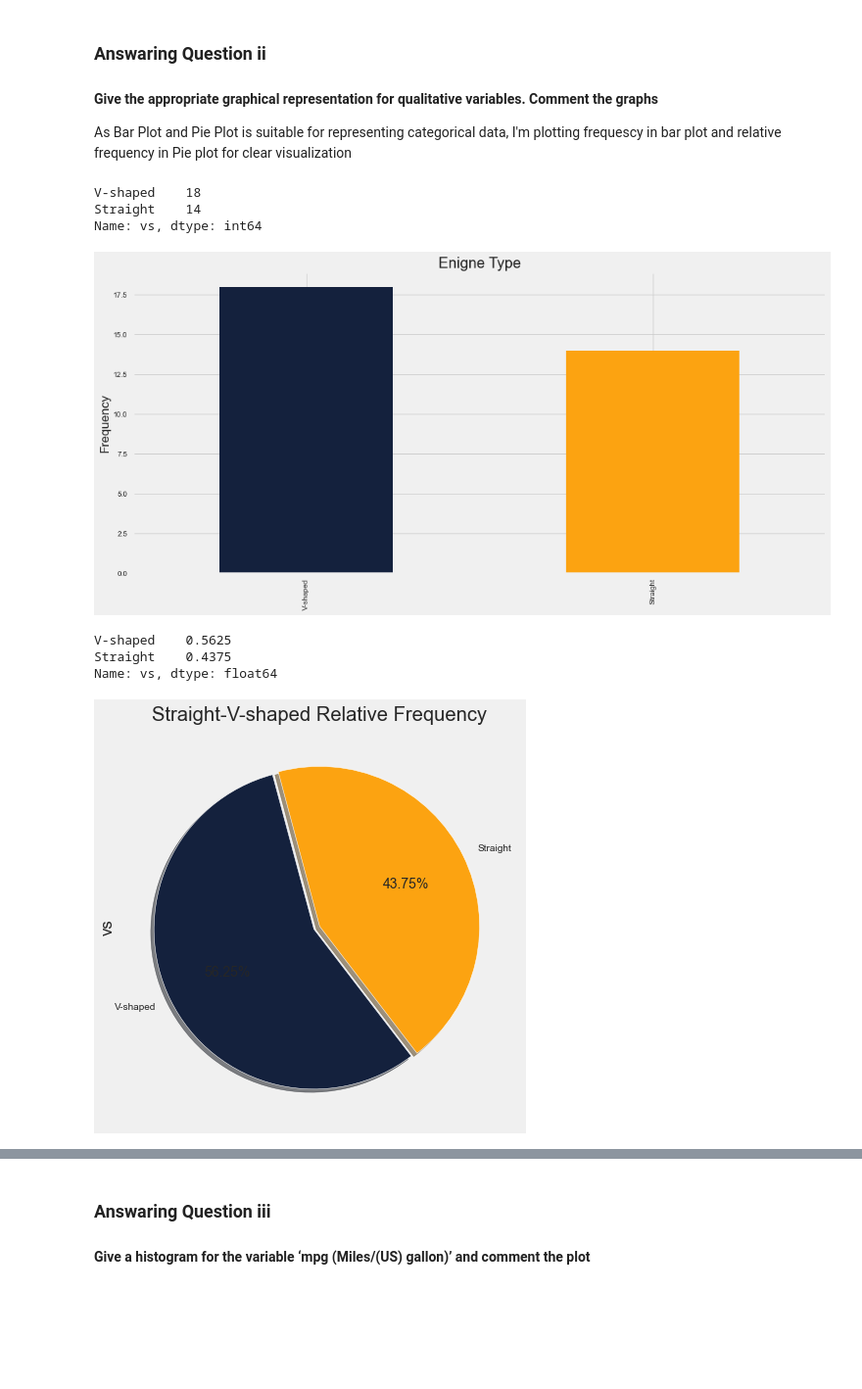
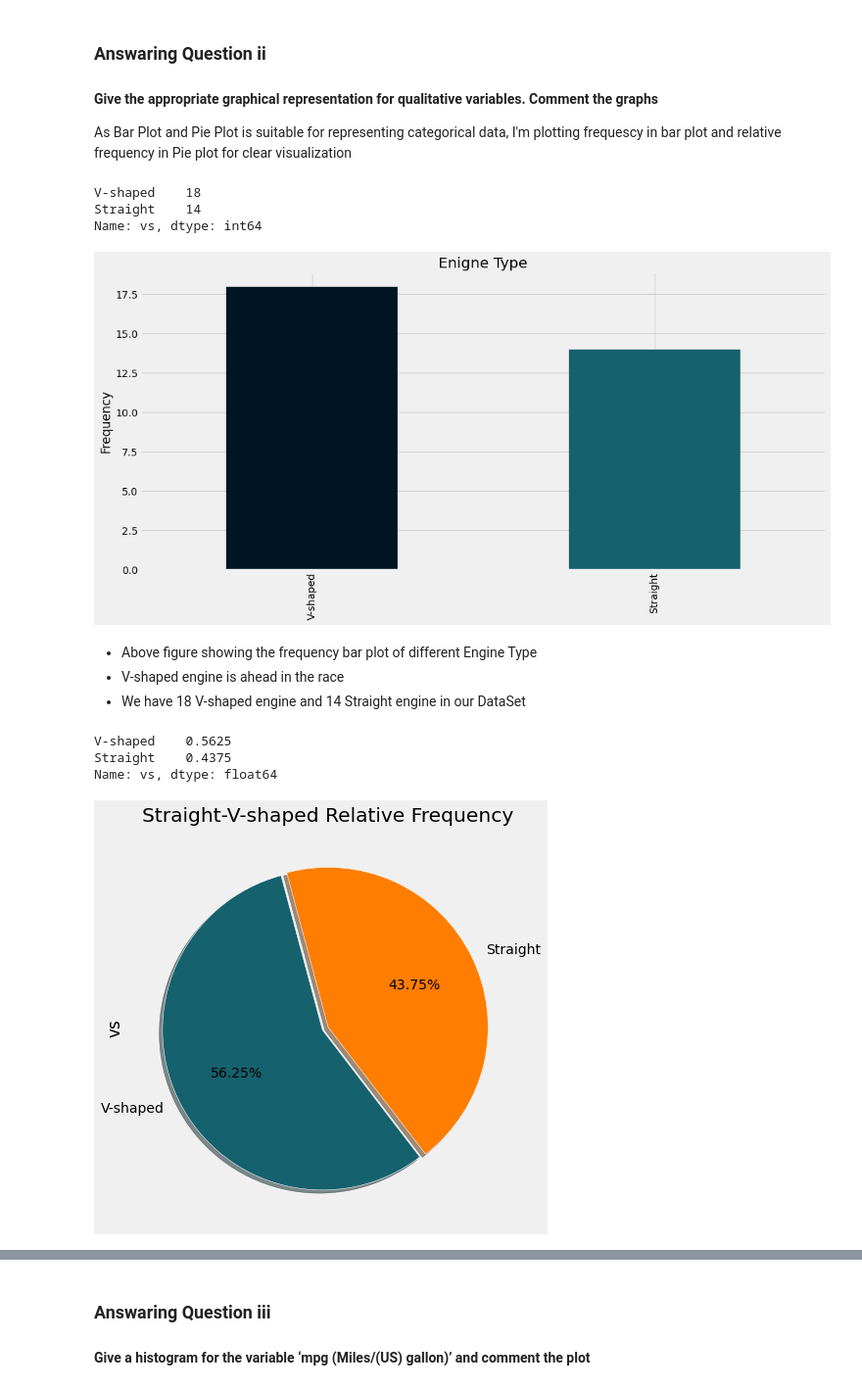
Before and after one commit to BuyingANew-Soul/CSE-520-Assignment-1, a Jupyter notebook: CSE 520 assignment 1.ipynb, the cells around one changed output, grey strips where cells are left out. Shown: that part at 98% size. Saved outputs shown, nothing was run; the diff lists cells and outputs as text; code cells hidden in the pictures; blank space fills up the shorter version.

Commit message:
commented on every plots. successfully found out the outlier Car Models which has outlier weight

```diff
--- a/CSE 520 assignment 1.ipynb
+++ b/CSE 520 assignment 1.ipynb
@@ -61,7 +61,7 @@ As Bar Plot and Pie Plot is suitable for representing categorical data, I'm plot
 # y-axis -> Frequency of each type
 
 plt.style.use('fivethirtyeight')
-df['vs'].value_counts().plot.bar(color=['#14213d', '#fca311'], figsize=(15,7))
+df['vs'].value_counts().plot.bar(color=['#001524', '#15616d'], figsize=(15,7))
 plt.title("Enigne Type")
 plt.ylabel("Frequency")
 df['vs'].value_counts()
@@ -69,16 +69,20 @@ df['vs'].value_counts()
 V-shaped    18
 Straight    14
 Name: vs, dtype: int64
-[figure, old version]
+[figure, new version]
+# %% [markdown]
+* Above figure showing the frequency bar plot of different Engine Type
+* V-shaped engine is ahead in the race
+* We have 18 V-shaped engine and 14 Straight engine in our DataSet
 # %%
 # ploting relative frequency
 
-(df['vs'].value_counts()/len(df)).plot.pie(autopct='%1.2f%%',startangle=105, figsize=(15,7), colors=['#14213d', '#fca311'], wedgeprops={'edgecolor':'white'}, explode=[0.04, 0], shadow=True)
+(df['vs'].value_counts()/len(df)).plot.pie(autopct='%1.2f%%',startangle=105, figsize=(15,7), colors=['#15616d','#ff7d00'], wedgeprops={'edgecolor':'white'}, explode=[0.04, 0], shadow=True)
 plt.title("Straight-V-shaped Relative Frequency")
 df['vs'].value_counts()/len(df)
 # %% [output]
 V-shaped    0.5625
 Straight    0.4375
 Name: vs, dtype: float64
-[figure, old version]
+[figure, new version]
 # %% [markdown]
```
Also changed, not shown: parts of 13 cells of this notebook.
